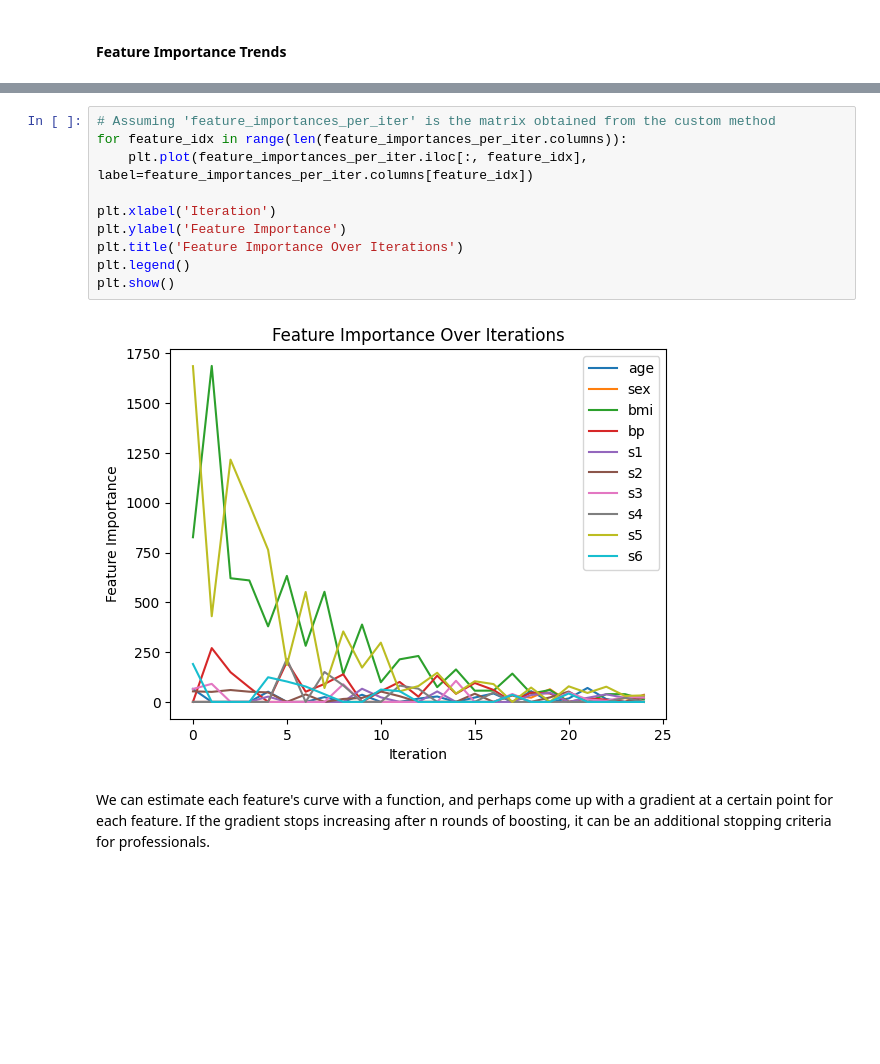
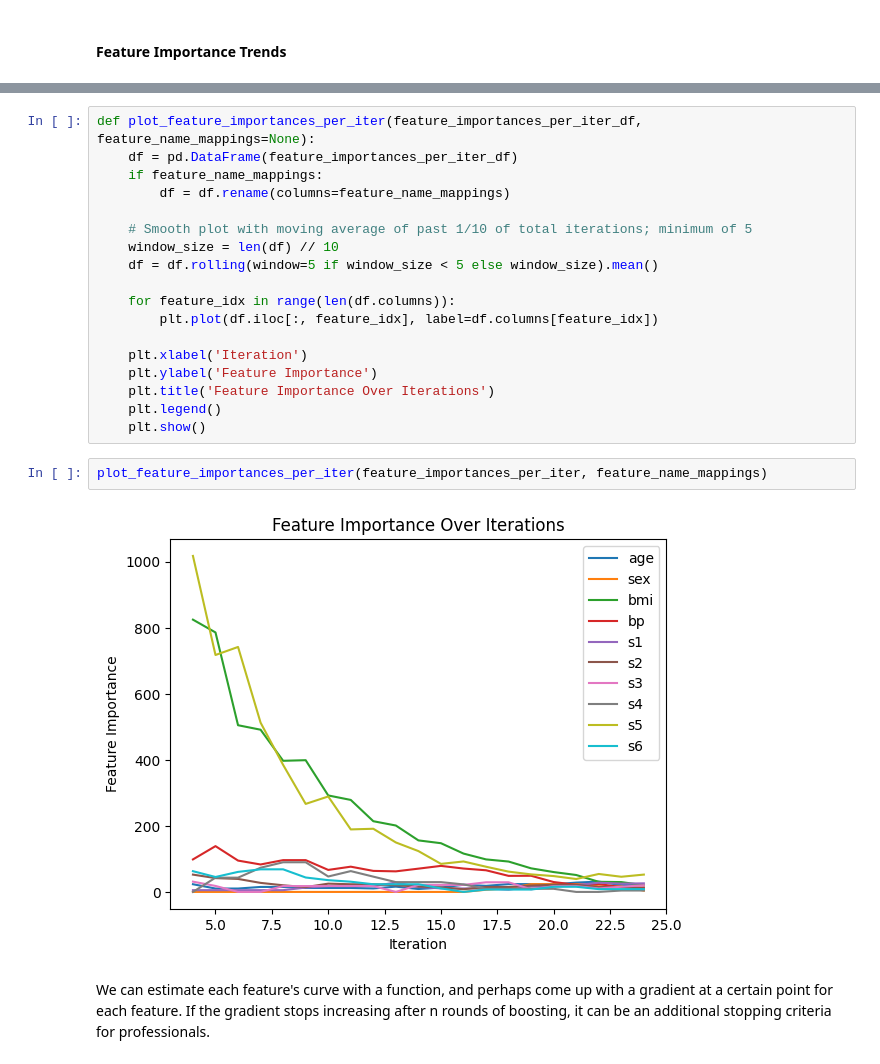
Before and after one commit to cf6600/feature-tracking-gbt, a Jupyter notebook: functions_sanity_test.ipynb, the cells around one changed output, grey strips where cells are left out. Saved outputs shown, nothing was run; the diff lists cells and outputs as text; blank space fills up the shorter version.

```diff
--- a/functions_sanity_test.ipynb
+++ b/functions_sanity_test.ipynb
@@ -77,15 +68,25 @@ feature_importances_per_iter
 # %%
-# Assuming 'feature_importances_per_iter' is the matrix obtained from the custom method
-for feature_idx in range(len(feature_importances_per_iter.columns)):
-    plt.plot(feature_importances_per_iter.iloc[:, feature_idx], label=feature_importances_per_iter.columns[feature_idx])
+def plot_feature_importances_per_iter(feature_importances_per_iter_df, feature_name_mappings=None):
+    df = pd.DataFrame(feature_importances_per_iter_df)
+    if feature_name_mappings:
+        df = df.rename(columns=feature_name_mappings)
 
-plt.xlabel('Iteration')
-plt.ylabel('Feature Importance')
-plt.title('Feature Importance Over Iterations')
-plt.legend()
-plt.show()
+    # Smooth plot with moving average of past 1/10 of total iterations; minimum of 5
+    window_size = len(df) // 10
+    df = df.rolling(window=5 if window_size < 5 else window_size).mean()
+
+    for feature_idx in range(len(df.columns)):
+        plt.plot(df.iloc[:, feature_idx], label=df.columns[feature_idx])
+
+    plt.xlabel('Iteration')
+    plt.ylabel('Feature Importance')
+    plt.title('Feature Importance Over Iterations')
+    plt.legend()
+    plt.show()
-# %% [output]
-[figure, removed]
+# %%
+plot_feature_importances_per_iter(feature_importances_per_iter, feature_name_mappings)
+# %% [output]
+[figure, added]
 # %% [markdown]
 We can estimate each feature's curve with a function, and perhaps come up with a gradient at a certain point for each feature. If the gradient stops increasing after n rounds of boosting, it can be an additional stopping criteria for professionals.
 # %% [markdown]
```
Also changed, not shown: parts of 18 cells of this notebook, 4 other files.
